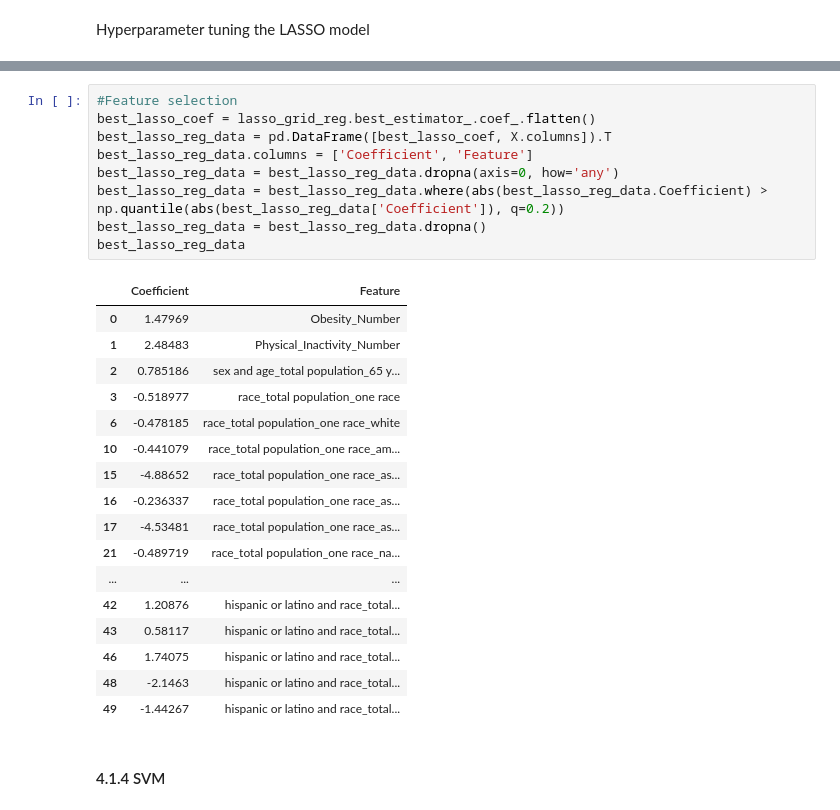
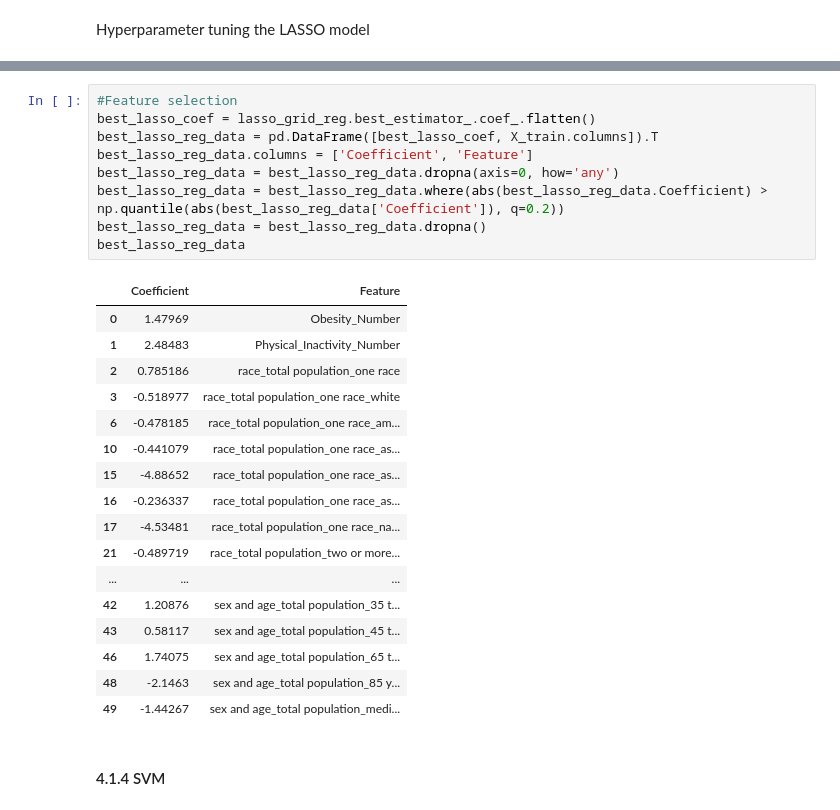
Before and after one commit to shrutibathia/CSS_Project2_Team2_Fall2020, a Jupyter notebook: Project2.ipynb, the cells around one changed output, grey strips where cells are left out. Saved outputs shown, nothing was run; the diff lists cells and outputs as text.

```diff
--- a/Project2.ipynb
+++ b/Project2.ipynb
@@ -460,30 +444,30 @@ Validation RMSE 0.3620672428009889
 # %%
 #Feature selection
 best_lasso_coef = lasso_grid_reg.best_estimator_.coef_.flatten()
-best_lasso_reg_data = pd.DataFrame([best_lasso_coef, X.columns]).T
+best_lasso_reg_data = pd.DataFrame([best_lasso_coef, X_train.columns]).T
 best_lasso_reg_data.columns = ['Coefficient', 'Feature']
 best_lasso_reg_data = best_lasso_reg_data.dropna(axis=0, how='any')
 best_lasso_reg_data = best_lasso_reg_data.where(abs(best_lasso_reg_data.Coefficient) > np.quantile(abs(best_lasso_reg_data['Coefficient']), q=0.2))
 best_lasso_reg_data = best_lasso_reg_data.dropna()
 best_lasso_reg_data
 # %% [output]
 |  | Coefficient | Feature |
 | 0 | 1.47969 | Obesity_Number |
 | 1 | 2.48483 | Physical_Inactivity_Number |
-| 2 | 0.785186 | sex and age_total population_65 y... |
-| 3 | -0.518977 | race_total population_one race |
-| 6 | -0.478185 | race_total population_one race_white |
-| 10 | -0.441079 | race_total population_one race_am... |
+| 2 | 0.785186 | race_total population_one race |
+| 3 | -0.518977 | race_total population_one race_white |
+| 6 | -0.478185 | race_total population_one race_am... |
+| 10 | -0.441079 | race_total population_one race_as... |
 | 15 | -4.88652 | race_total population_one race_as... |
 | 16 | -0.236337 | race_total population_one race_as... |
-| 17 | -4.53481 | race_total population_one race_as... |
-| 21 | -0.489719 | race_total population_one race_na... |
+| 17 | -4.53481 | race_total population_one race_na... |
+| 21 | -0.489719 | race_total population_two or more... |
 | ... | ... | ... |
-| 42 | 1.20876 | hispanic or latino and race_total... |
-| 43 | 0.58117 | hispanic or latino and race_total... |
-| 46 | 1.74075 | hispanic or latino and race_total... |
-| 48 | -2.1463 | hispanic or latino and race_total... |
-| 49 | -1.44267 | hispanic or latino and race_total... |
+| 42 | 1.20876 | sex and age_total population_35 t... |
+| 43 | 0.58117 | sex and age_total population_45 t... |
+| 46 | 1.74075 | sex and age_total population_65 t... |
+| 48 | -2.1463 | sex and age_total population_85 y... |
+| 49 | -1.44267 | sex and age_total population_medi... |
 # %% [markdown]
 #### 4.1.4 SVM
 # %% [markdown]
```
Also changed, not shown: parts of 12 cells of this notebook.
